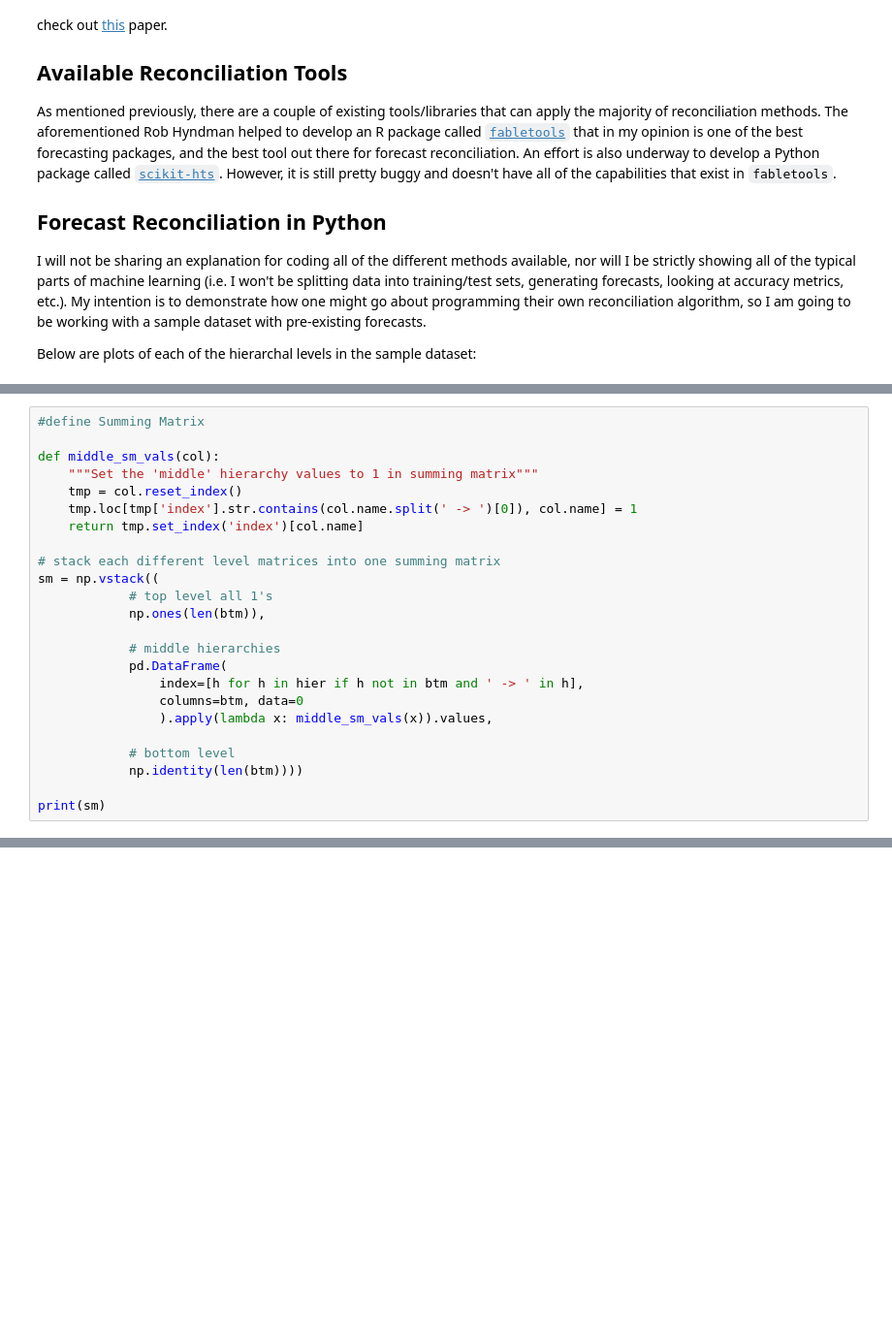
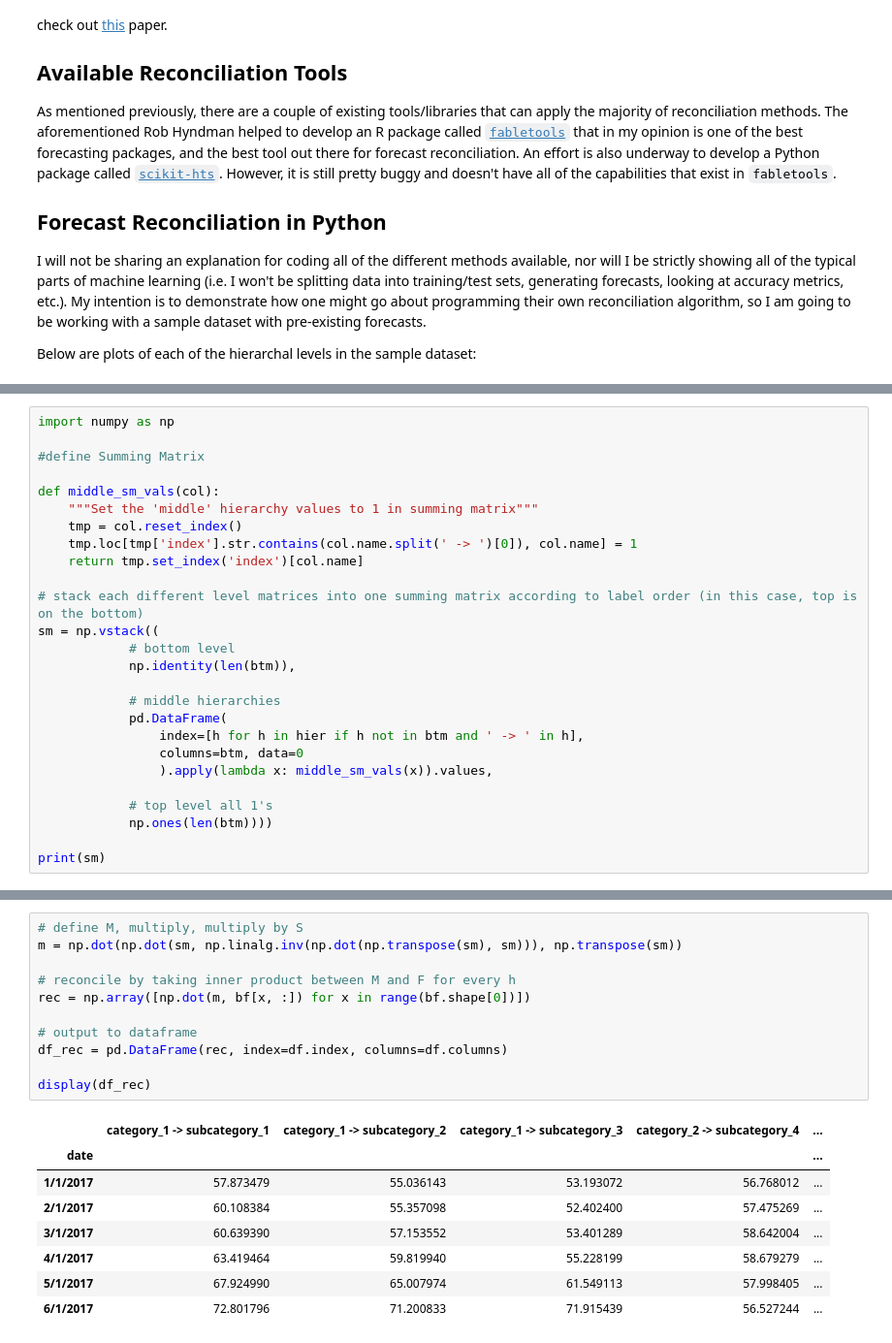
Before and after one commit to benton-tripp/hyperarchal-ts, a Jupyter notebook: notebooks/hyperarch_overview.ipynb, the cells around one changed output, grey strips where cells are left out. Shown: that part at 97% size. Drawn from its saved outputs; the diff is of its cells as text; blank space fills up the shorter version.

```diff
--- a/notebooks/hyperarch_overview.ipynb
+++ b/notebooks/hyperarch_overview.ipynb
@@ -349,4 +356,6 @@ Base forecast:
 # %%
+import numpy as np
+
 #define Summing Matrix
 
 def middle_sm_vals(col):
@@ -355,10 +364,10 @@ def middle_sm_vals(col):
     tmp.loc[tmp['index'].str.contains(col.name.split(' -> ')[0]), col.name] = 1
     return tmp.set_index('index')[col.name]
 
-# stack each different level matrices into one summing matrix
+# stack each different level matrices into one summing matrix according to label order (in this case, top is on the bottom)
 sm = np.vstack((
-            # top level all 1's
-            np.ones(len(btm)),
+            # bottom level
+            np.identity(len(btm)),
 
             # middle hierarchies
             pd.DataFrame(
@@ -366,8 +375,8 @@ sm = np.vstack((
                 columns=btm, data=0
                 ).apply(lambda x: middle_sm_vals(x)).values,
 
-            # bottom level
-            np.identity(len(btm))))
+            # top level all 1's
+            np.ones(len(btm))))
 
 print(sm)
 # %% [output]
@@ -385,0 +401,20 @@ print(sm)
+# %%
+# define M, multiply, multiply by S
+m = np.dot(np.dot(sm, np.linalg.inv(np.dot(np.transpose(sm), sm))), np.transpose(sm))
+
+# reconcile by taking inner product between M and F for every h
+rec = np.array([np.dot(m, bf[x, :]) for x in range(bf.shape[0])])
+
+# output to dataframe
+df_rec = pd.DataFrame(rec, index=df.index, columns=df.columns)
+
+display(df_rec)
+# %% [output]
+|  | category_1 -> subcategory_1 | category_1 -> subcategory_2 | category_1 -> subcategory_3 | category_2 -> subcategory_4 | ... |
+| date |  |  |  |  | ... |
+| 1/1/2017 | 57.873479 | 55.036143 | 53.193072 | 56.768012 | ... |
+| 2/1/2017 | 60.108384 | 55.357098 | 52.402400 | 57.475269 | ... |
+| 3/1/2017 | 60.639390 | 57.153552 | 53.401289 | 58.642004 | ... |
+| 4/1/2017 | 63.419464 | 59.819940 | 55.228199 | 58.679279 | ... |
+| 5/1/2017 | 67.924990 | 65.007974 | 61.549113 | 57.998405 | ... |
+| 6/1/2017 | 72.801796 | 71.200833 | 71.915439 | 56.527244 | ... |
```
Also changed, not shown: parts of 17 cells of this notebook.
